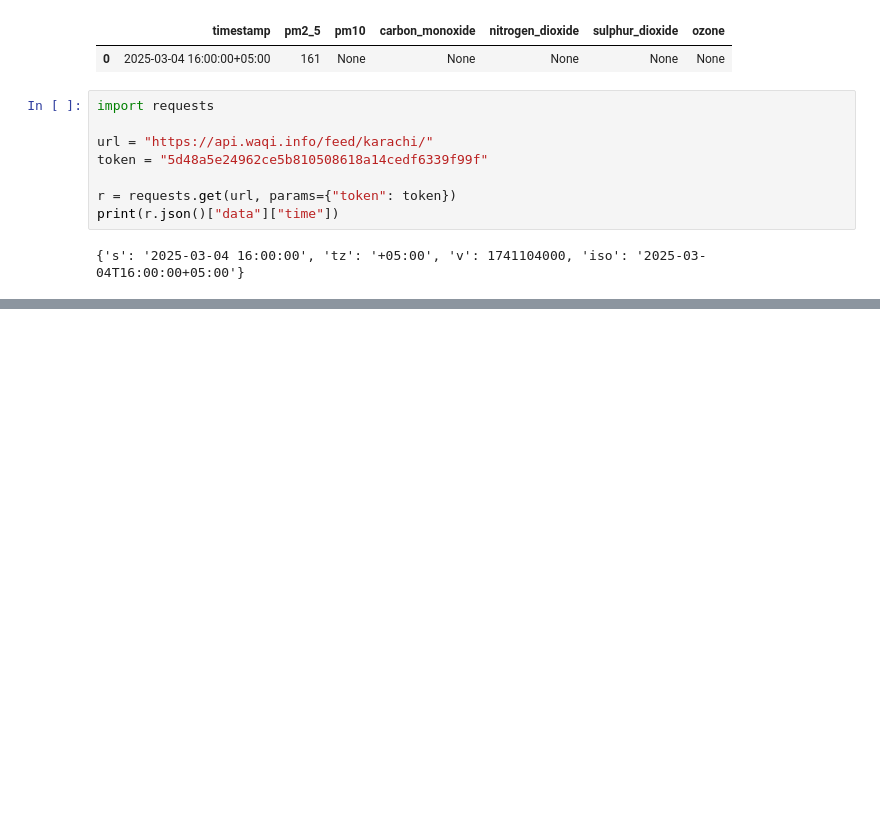
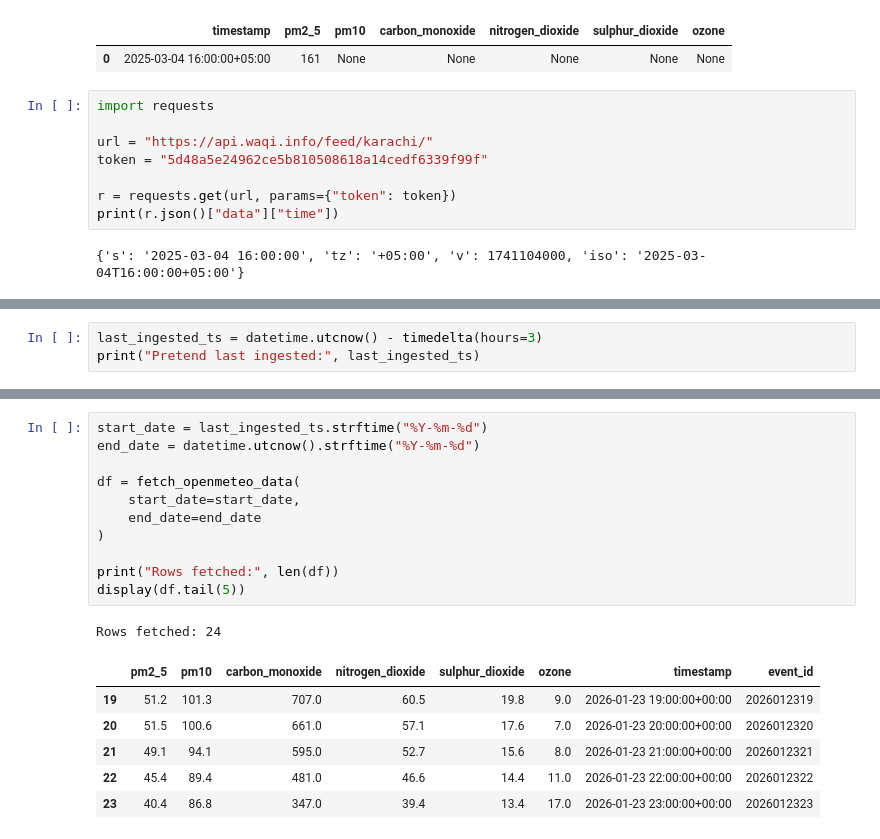
Before and after one commit to zeemen2724/AQI_Predictor, a Jupyter notebook: src/notebooks/eda.ipynb, the cells around one changed output, grey strips where cells are left out. Drawn from its saved outputs; the diff is of its cells as text; blank space fills up the shorter version.

```diff
--- a/src/notebooks/eda.ipynb
+++ b/src/notebooks/eda.ipynb
@@ -284,0 +414,3 @@ print(r.json()["data"]["time"])
+# %%
+last_ingested_ts = datetime.utcnow() - timedelta(hours=3)
+print("Pretend last ingested:", last_ingested_ts)
@@ -284,0 +419,19 @@ print(r.json()["data"]["time"])
+# %%
+start_date = last_ingested_ts.strftime("%Y-%m-%d")
+end_date = datetime.utcnow().strftime("%Y-%m-%d")
+
+df = fetch_openmeteo_data(
+    start_date=start_date,
+    end_date=end_date
+)
+
+print("Rows fetched:", len(df))
+display(df.tail(5))
+# %% [output]
+Rows fetched: 24
+|  | pm2_5 | pm10 | carbon_monoxide | nitrogen_dioxide | sulphur_dioxide | ozone | timestamp | event_id |
+| 19 | 51.2 | 101.3 | 707.0 | 60.5 | 19.8 | 9.0 | 2026-01-23 19:00:00+00:00 | 2026012319 |
+| 20 | 51.5 | 100.6 | 661.0 | 57.1 | 17.6 | 7.0 | 2026-01-23 20:00:00+00:00 | 2026012320 |
+| 21 | 49.1 | 94.1 | 595.0 | 52.7 | 15.6 | 8.0 | 2026-01-23 21:00:00+00:00 | 2026012321 |
+| 22 | 45.4 | 89.4 | 481.0 | 46.6 | 14.4 | 11.0 | 2026-01-23 22:00:00+00:00 | 2026012322 |
+| 23 | 40.4 | 86.8 | 347.0 | 39.4 | 13.4 | 17.0 | 2026-01-23 23:00:00+00:00 | 2026012323 |
```
Also changed, not shown: parts of 12 cells of this notebook, 8 other files.
